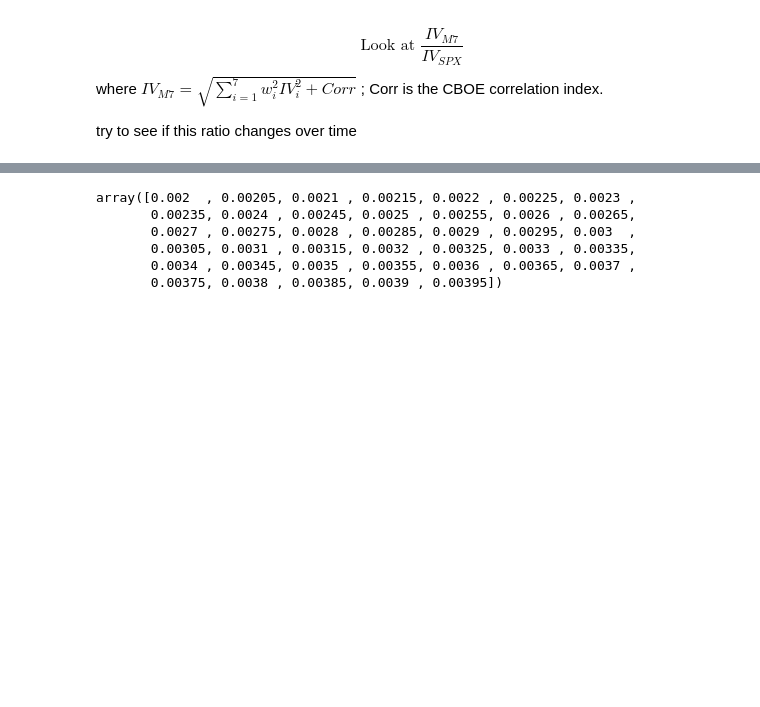
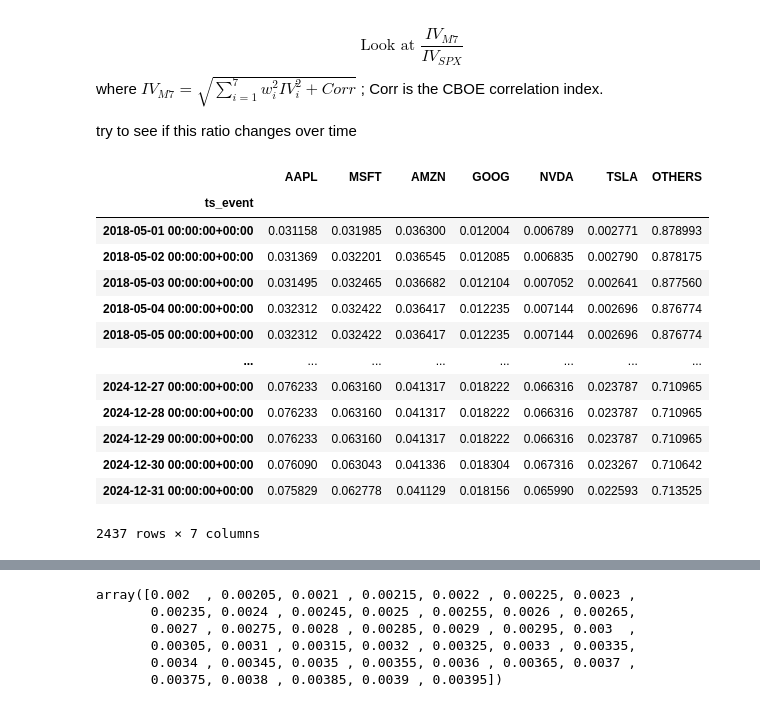
Before and after one commit to the-salty-austin/2025-iaqf-mafn, a Jupyter notebook: austin/options_iv.ipynb, the cells around one changed output, grey strips where cells are left out. Drawn from its saved outputs; the diff is of its cells as text; code cells hidden in the pictures; blank space fills up the shorter version.

Commit message:
weights approx done. next individual vs index IV

```diff
--- a/austin/options_iv.ipynb
+++ b/austin/options_iv.ipynb
@@ -401,3 +401,23 @@ $$ \text{Look at } \frac{ IV_{M7} }{ IV_{SPX }} $$
 where $ IV_{M7} = \sqrt{ \sum_{i=1}^{7} w_i^2 IV_i^2 + Corr }$ ; Corr is the CBOE correlation index.
 
 try to see if this ratio changes over time
+# %%
+weights_df = pd.read_csv(os.path.join(DATA_ROOT, 'mag7-wgt-approx.csv'), index_col=0)
+weights_df.index = pd.to_datetime(weights_df.index)
+# %%
+weights_df
+# %% [output]
+|  | AAPL | MSFT | AMZN | GOOG | NVDA | TSLA | OTHERS |
+| ts_event |  |  |  |  |  |  |  |
+| 2018-05-01 00:00:00+00:00 | 0.031158 | 0.031985 | 0.036300 | 0.012004 | 0.006789 | 0.002771 | 0.878993 |
+| 2018-05-02 00:00:00+00:00 | 0.031369 | 0.032201 | 0.036545 | 0.012085 | 0.006835 | 0.002790 | 0.878175 |
+| 2018-05-03 00:00:00+00:00 | 0.031495 | 0.032465 | 0.036682 | 0.012104 | 0.007052 | 0.002641 | 0.877560 |
+| 2018-05-04 00:00:00+00:00 | 0.032312 | 0.032422 | 0.036417 | 0.012235 | 0.007144 | 0.002696 | 0.876774 |
+| 2018-05-05 00:00:00+00:00 | 0.032312 | 0.032422 | 0.036417 | 0.012235 | 0.007144 | 0.002696 | 0.876774 |
+| ... | ... | ... | ... | ... | ... | ... | ... |
+| 2024-12-27 00:00:00+00:00 | 0.076233 | 0.063160 | 0.041317 | 0.018222 | 0.066316 | 0.023787 | 0.710965 |
+| 2024-12-28 00:00:00+00:00 | 0.076233 | 0.063160 | 0.041317 | 0.018222 | 0.066316 | 0.023787 | 0.710965 |
+| 2024-12-29 00:00:00+00:00 | 0.076233 | 0.063160 | 0.041317 | 0.018222 | 0.066316 | 0.023787 | 0.710965 |
+| 2024-12-30 00:00:00+00:00 | 0.076090 | 0.063043 | 0.041336 | 0.018304 | 0.067316 | 0.023267 | 0.710642 |
+| 2024-12-31 00:00:00+00:00 | 0.075829 | 0.062778 | 0.041129 | 0.018156 | 0.065990 | 0.022593 | 0.713525 |
+2437 rows × 7 columns
```
Also changed, not shown: parts of 5 cells of this notebook, 3 other files.
